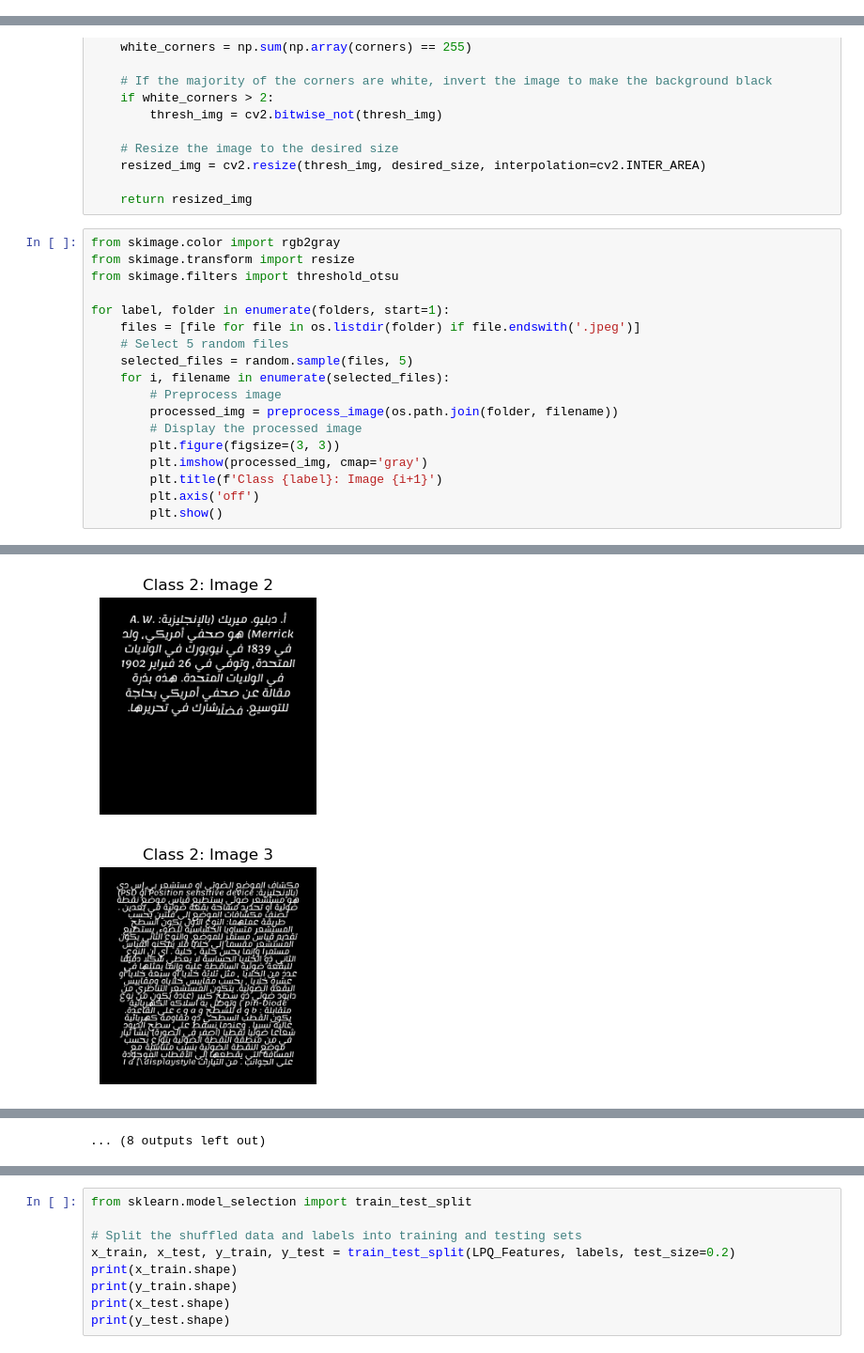
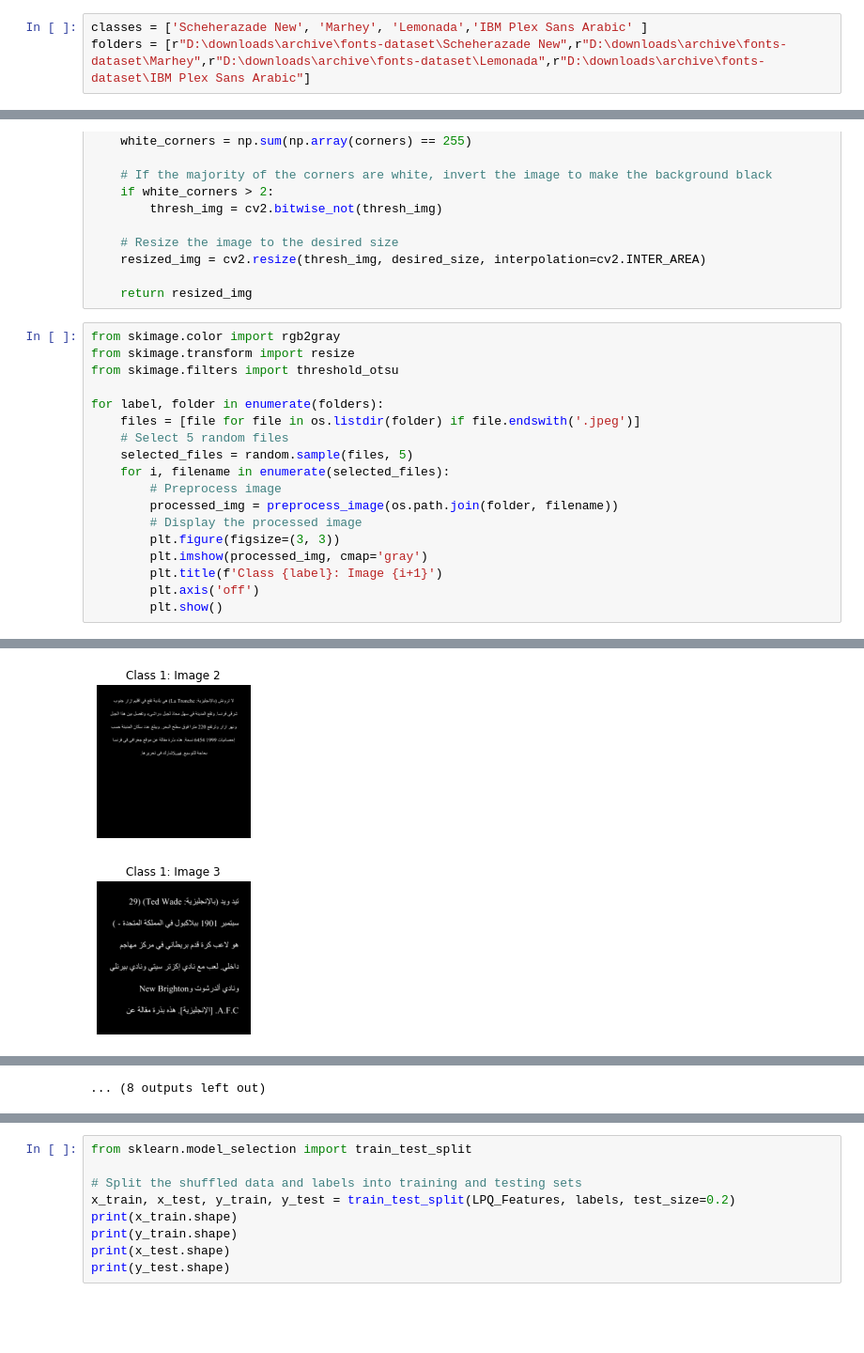
Before and after one commit to Omar-Said-4/Arabic_OFR, a Jupyter notebook: trials/LPQ/Code.ipynb, the cells around one changed output, grey strips where cells are left out. Shown at 94% size. Drawn from its saved outputs; the diff is of its cells as text; blank space fills up the shorter version.

Commit message:
Reordered classes and retrained LPQ

```diff
--- a/trials/LPQ/Code.ipynb
+++ b/trials/LPQ/Code.ipynb
@@ -13,3 +10,6 @@ folders = [r"D:\Downloads\College\Neural Networks\Project\archive\fonts-dataset\
+# %%
+classes = ['Scheherazade New', 'Marhey', 'Lemonada','IBM Plex Sans Arabic' ]
+folders = [r"D:\downloads\archive\fonts-dataset\Scheherazade New",r"D:\downloads\archive\fonts-dataset\Marhey",r"D:\downloads\archive\fonts-dataset\Lemonada",r"D:\downloads\archive\fonts-dataset\IBM Plex Sans Arabic"]
 # %% [markdown]
 # Preprocessing Step
 # %%
@@ -40,7 +40,7 @@ from skimage.color import rgb2gray
 from skimage.transform import resize
 from skimage.filters import threshold_otsu
 
-for label, folder in enumerate(folders, start=1):
+for label, folder in enumerate(folders):
     files = [file for file in os.listdir(folder) if file.endswith('.jpeg')]
     # Select 5 random files
     selected_files = random.sample(files, 5)
@@ -63,2 +63,2 @@ for label, folder in enumerate(folders, start=1):
-[figure, old version]
+[figure, new version]
-[figure, old version]
+[figure, new version]
```
Also changed, not shown: parts of 5 cells of this notebook, 9 other files.
